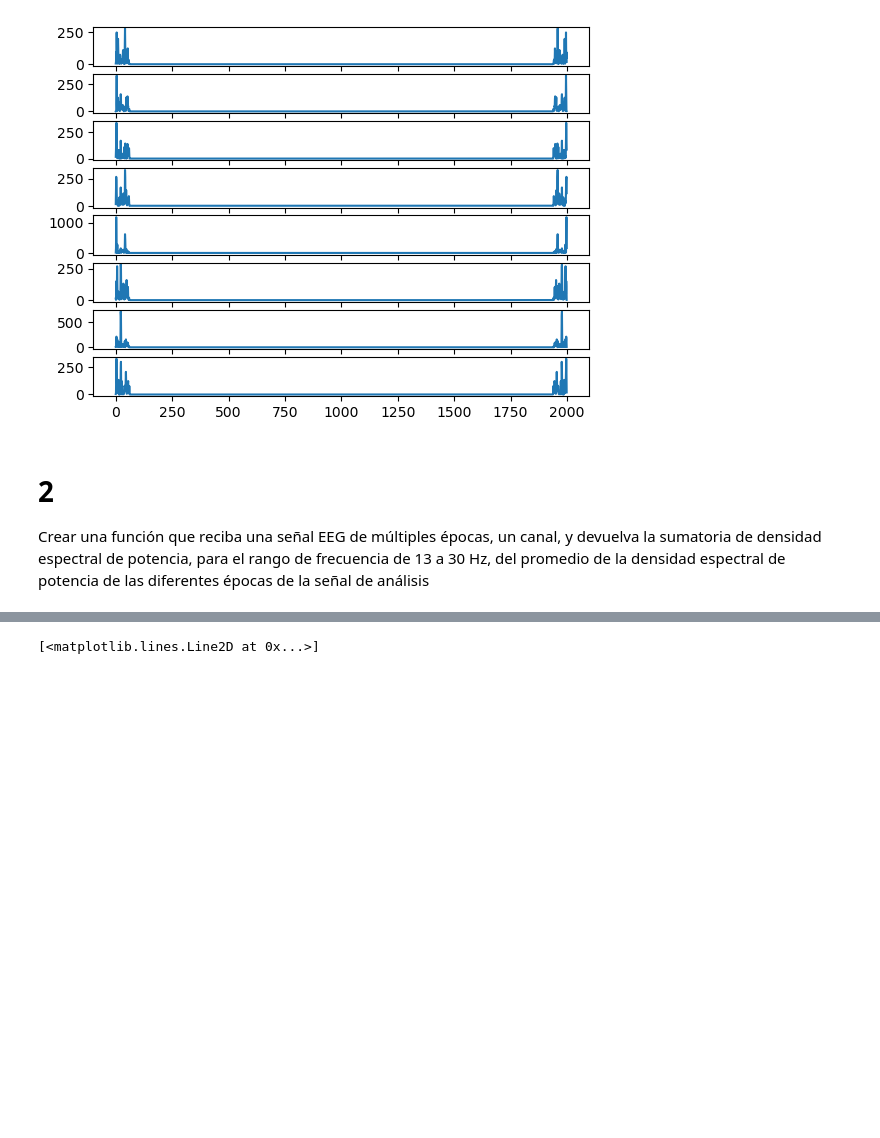
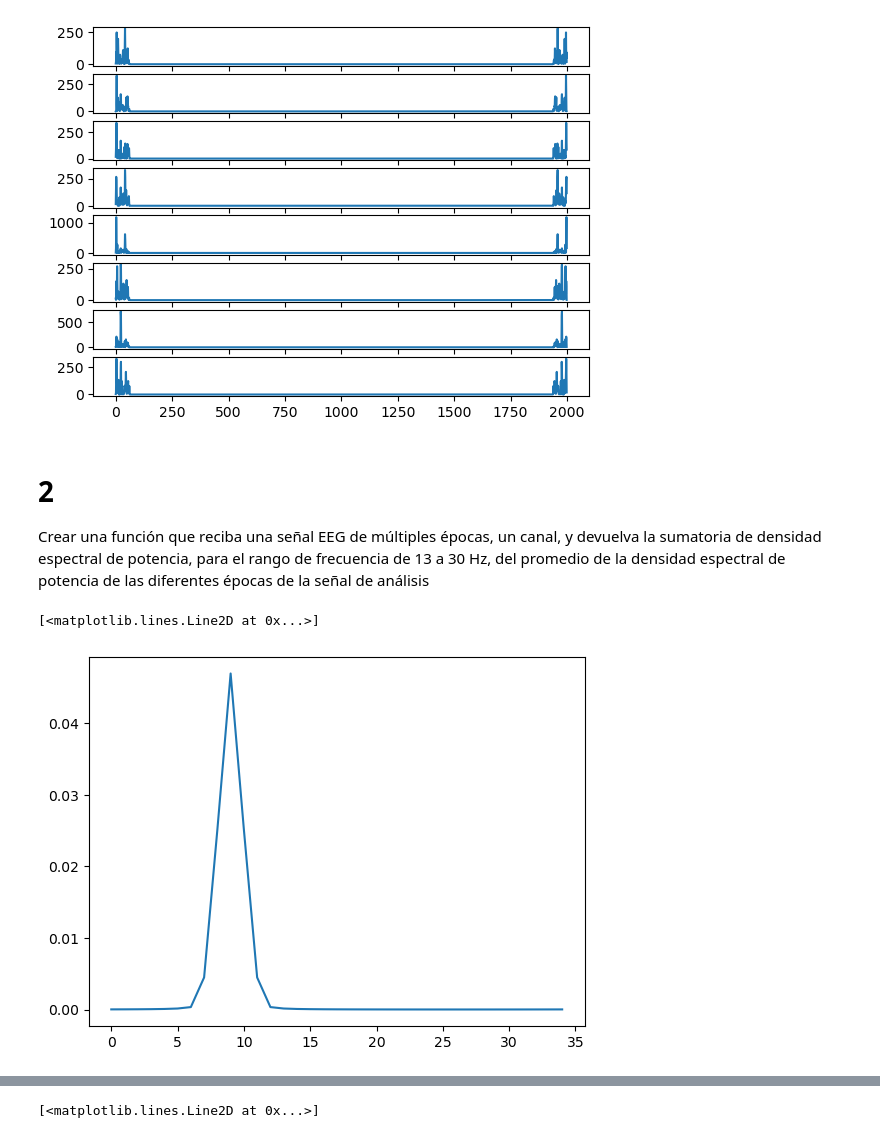
Before and after one commit to Astolfo2332/Parkinson_difference, a Jupyter notebook: Proyecto_1.ipynb, the cells around one changed output, grey strips where cells are left out. Drawn from its saved outputs; the diff is of its cells as text; code cells hidden in the pictures; blank space fills up the shorter version.

```diff
--- a/Proyecto_1.ipynb
+++ b/Proyecto_1.ipynb
@@ -104,3 +120,28 @@ def sum_spectraldensity(data,canal=0,paciente=0,fs=1000):
     s_k=ecu_spectraldensity(z,nl,N)
     frecuencia=np.linspace(0,fs,num=N)
     return s_k,frecuencia
+# %%
+data=datos_matriz
+canal=0
+paciente=0
+fs=1000
+fini=13
+ffin=30
+data=data[paciente][canal,:,:]
+puntos=[]
+for punto in data:
+    p=np.mean(punto)
+    puntos.append(p)
+z=np.array(puntos)
+norm=len(z)/fs
+fini2,ffin2=int(fini*norm),int(ffin*norm)
+z=z[fini2:ffin2+1]
+N=len(z)
+nl=np.linspace(fini2,ffin2,num=ffin2-fini2+1)
+s_k=ecu_spectraldensity(z,nl,N)
+#frecuencia=np.linspace(fini,ffin,num=N)
+# %%
+plt.plot(s_k)
+# %% [output]
+[<matplotlib.lines.Line2D at 0x...>]
+[figure, added]
```
Also changed, not shown: parts of 7 cells of this notebook.
